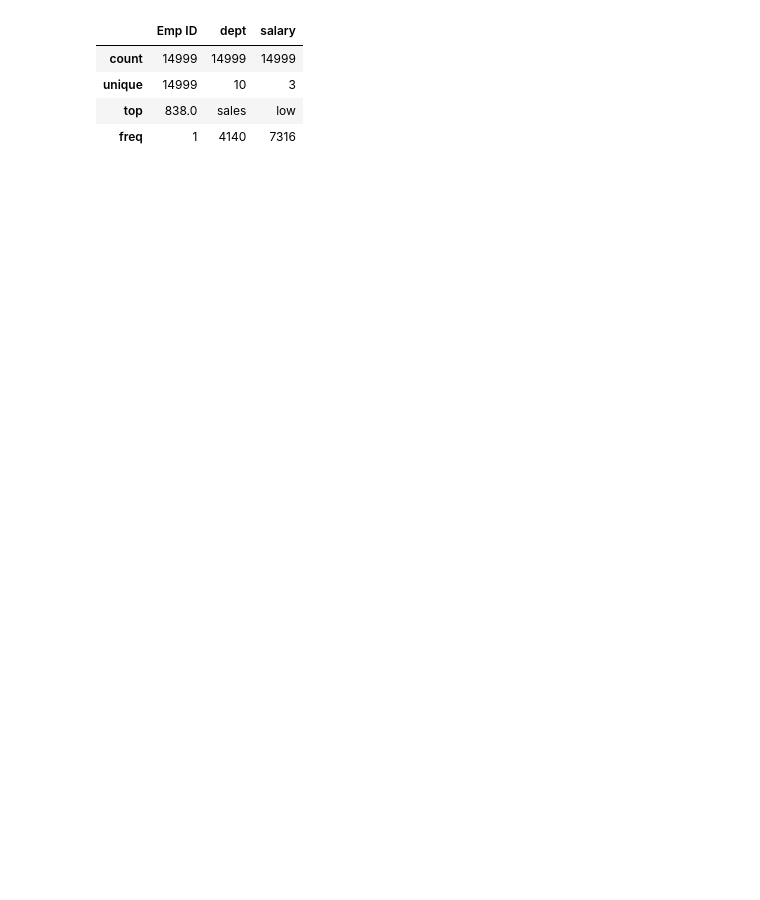
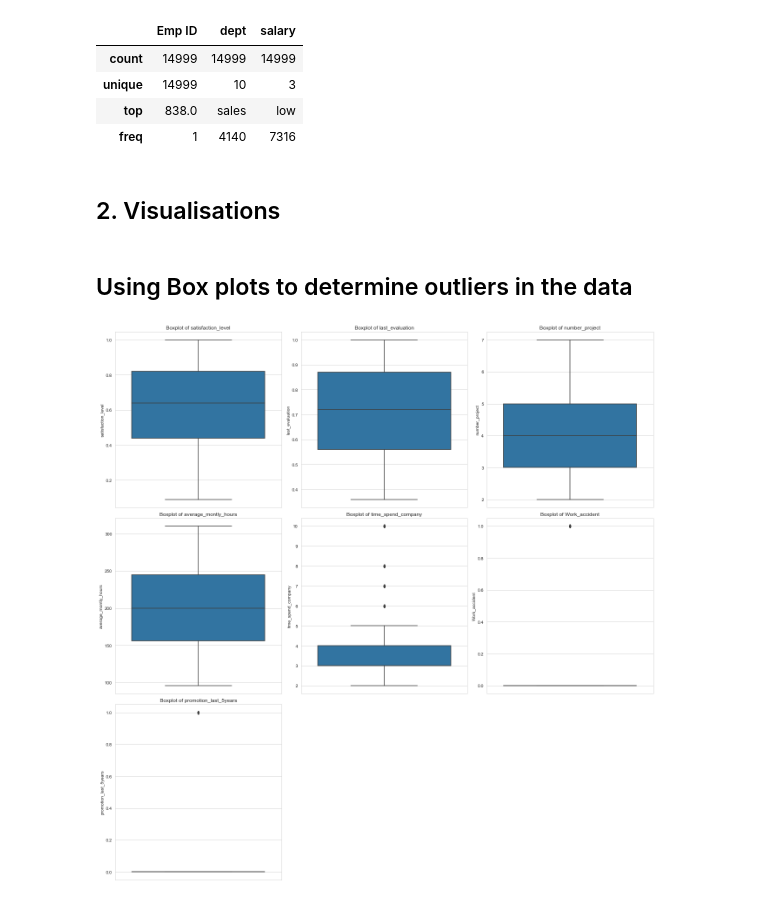
Before and after one commit to Jefest1/employee_attrition, a Jupyter notebook: employee_attrition.ipynb, the cells around one changed output. Drawn from its saved outputs; the diff is of its cells as text; code cells hidden in the pictures; blank space fills up the shorter version.

```diff
--- a/employee_attrition.ipynb
+++ b/employee_attrition.ipynb
@@ -120,3 +120,25 @@ employee_df.describe(exclude=['float64', 'int64'])
 | unique | 14999 | 10 | 3 |
 | top | 838.0 | sales | low |
 | freq | 1 | 4140 | 7316 |
+# %% [markdown]
+## 2. Visualisations
+# %% [markdown]
+## Using Box plots to determine outliers in the data
+# %%
+# Using Box plots to determine outliers in the data
+# Selecting all Quantitative Variables
+quantitative_vars = employee_df.select_dtypes(include=['int64', 'float64'])
+
+plt.figure(figsize=(18, 18))
+
+# Iterate over each quantitative variable and create boxplots
+for col in quantitative_vars.columns:
+    plt.subplot(3, 3, quantitative_vars.columns.get_loc(col) + 1)
+    sns.boxplot(data=employee_df, y=col)
+    plt.title("Boxplot of {}".format(col))
+
+# Adjust the layout and display the plot
+plt.tight_layout()
+plt.show()
+# %% [output]
+[figure, added]
```
Also changed, not shown: parts of 3 cells of this notebook.
